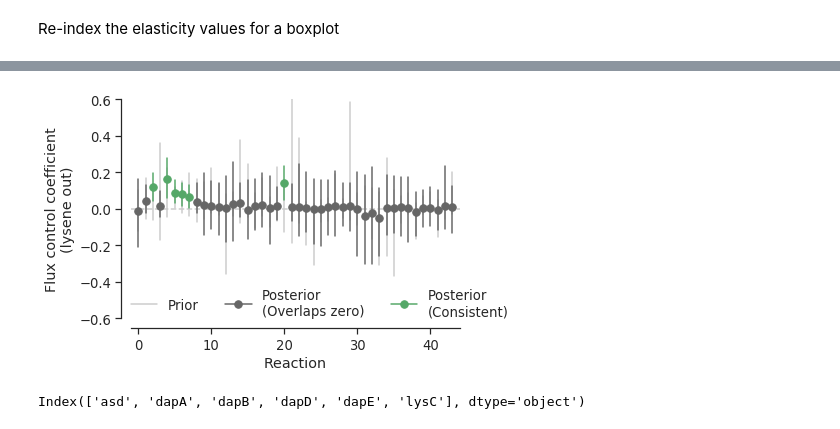
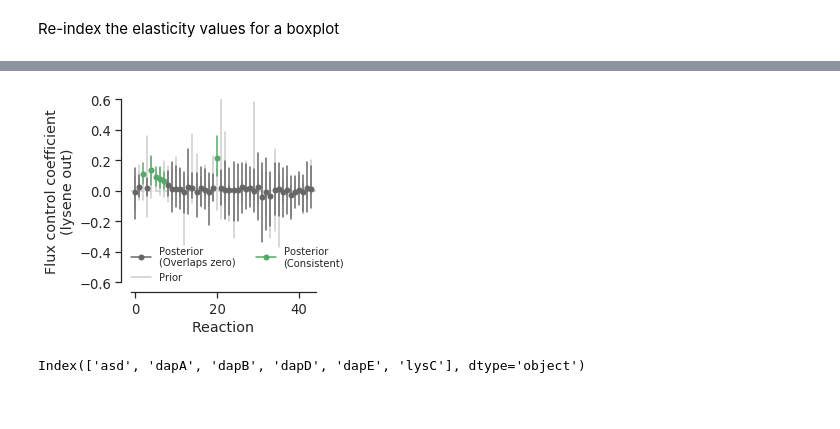
Before and after one commit to pstjohn/emll, a Jupyter notebook: notebooks/contador.ipynb, the cells around one changed output, grey strips where cells are left out. Cells and saved outputs as stored; diff of their text form; code cells hidden in the pictures.

```diff
--- a/notebooks/contador.ipynb
+++ b/notebooks/contador.ipynb
@@ -222,9 +224,12 @@ for i in range(n_exp):
 
     hpd = pm.hpd(trace_vi['lys_mean'][:, i]) * v_star[lys_index]
     mean = trace_vi['lys_mean'][:, i].mean() * v_star[lys_index]
-    ax.errorbar(ox_results[i] * v_star[lys_index], mean, yerr=np.atleast_2d([mean-hpd[0], mean-hpd[1]]), marker='o', label=strains[i])
+    ax.errorbar(ox_results[i] * v_star[lys_index], mean,
+                yerr=np.atleast_2d([mean-hpd[0], hpd[1]-mean]).T, marker='o',
+                label=strains[i], capsize=4, capthick=2, ls='none', ms=7.5)
 
-ax.plot(v_star[lys_index], v_star[lys_index], 'o', color='.4', label='dapA, lysC, dapB, dapD, dapE\n(reference)')
+ax.plot(v_star[lys_index], v_star[lys_index], 'o', color='.4', ms=7.5,
+        label='dapA, lysC, dapB, dapD, dapE\n(reference)')
 
 legend = ax.legend(loc='center left', bbox_to_anchor=(1., .5), title='Strain')
 plt.setp(legend.get_title(),fontsize='x-large')
@@ -345,7 +353,7 @@ fcc_prior = pd.DataFrame(np.array([ll.flux_control_coefficient(
 hpd = pm.hpd(fcc.values)
 fcc_consistent = np.sign(hpd[:, 0]) == np.sign(hpd[:, 1])
 # %%
-fig = plt.figure()
+fig = plt.figure(figsize=(4, 3.5))
 ax = fig.add_subplot(111)
 
 for i, (name, col) in enumerate(fcc.iteritems()):
@@ -354,45 +362,48 @@ for i, (name, col) in enumerate(fcc.iteritems()):
         color='g'
 
         l_g = ax.plot([i, i], pm.hpd(col), color=color)
-        dot_g = ax.plot(i, col.median(), '.', color=color, ms=15)
+        dot_g = ax.plot(i, col.median(), '.', color=color, ms=10)
 
     else:
         color='.4'
 
         l_4 = ax.plot([i, i], pm.hpd(col), color=color)
-        dot_4 = ax.plot(i, col.median(), '.', color=color, ms=15)
+        dot_4 = ax.plot(i, col.median(), '.', color=color, ms=10)
 
     l_p = ax.plot([i, i], pm.hpd(fcc_prior[name]), color='.8', zorder=0)
 
 
 
 ax.axhline(0, ls='--', color='.8', zorder=0)
 
 #ax.set_ylim([-5E-5, 1E-4])
 # ax.set_xlim([-1, 16])
 
 plt.ticklabel_format(axis='y', style='sci', scilimits=(-2,2))
 ax.set_ylabel('Flux control coefficient\n(lysene out)')
 
 ax.set_xlabel('Reaction')
 
-plt.legend((l_p[0], (l_4[0], dot_4[0]), (l_g[0], dot_g[0]), ),
-           ('Prior', 'Posterior\n(Overlaps zero)', 'Posterior\n(Consistent)'),
-           borderaxespad=0, borderpad=0, ncol=3)
+plt.legend(((l_4[0], dot_4[0]), l_p[0], (l_g[0], dot_g[0])),
+           ('Posterior\n(Overlaps zero)',  'Prior', 'Posterior\n(Consistent)',),
+           borderaxespad=0, borderpad=0, ncol=2, fontsize='medium')
 
 
 xs = np.where(fcc_consistent)[0]
 ys = fcc.loc[:, fcc_consistent].mean(0).values
 labels = fcc.columns[fcc_consistent]
 
 plt.ylim([-.6, .6])
 plt.xlim([-1, ll.nr])
+
+#ax.set_xticks([0, 10, 20, 30, 40, 45])
+
 plt.tight_layout()
 
 sns.despine(trim=False, offset=10)
 plt.savefig('fccs_contador.svg', transparent=True)
 # %% [output]
-[figure, old version]
+[figure, new version]
 # %%
 fcc.columns[fcc_consistent]
 # %% [output]
```
Also changed, not shown: parts of 9 cells of this notebook.
